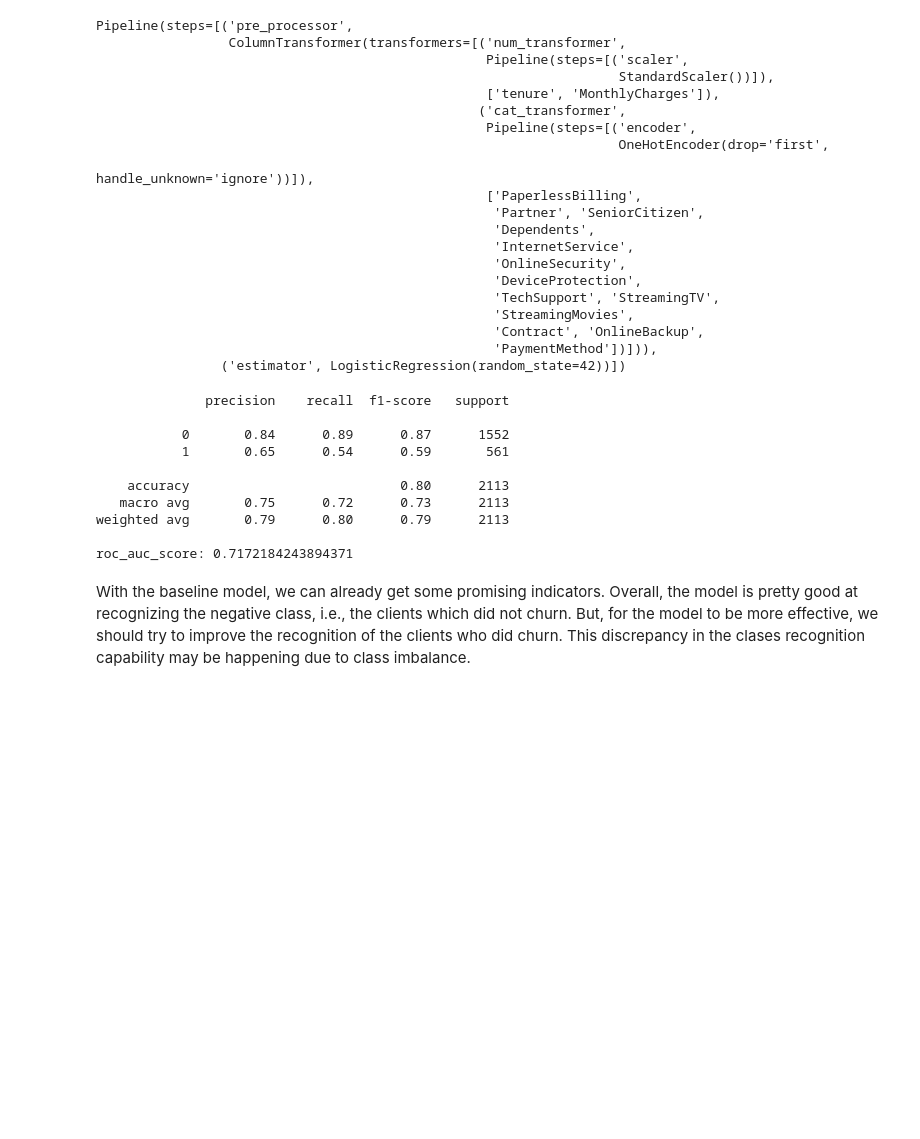
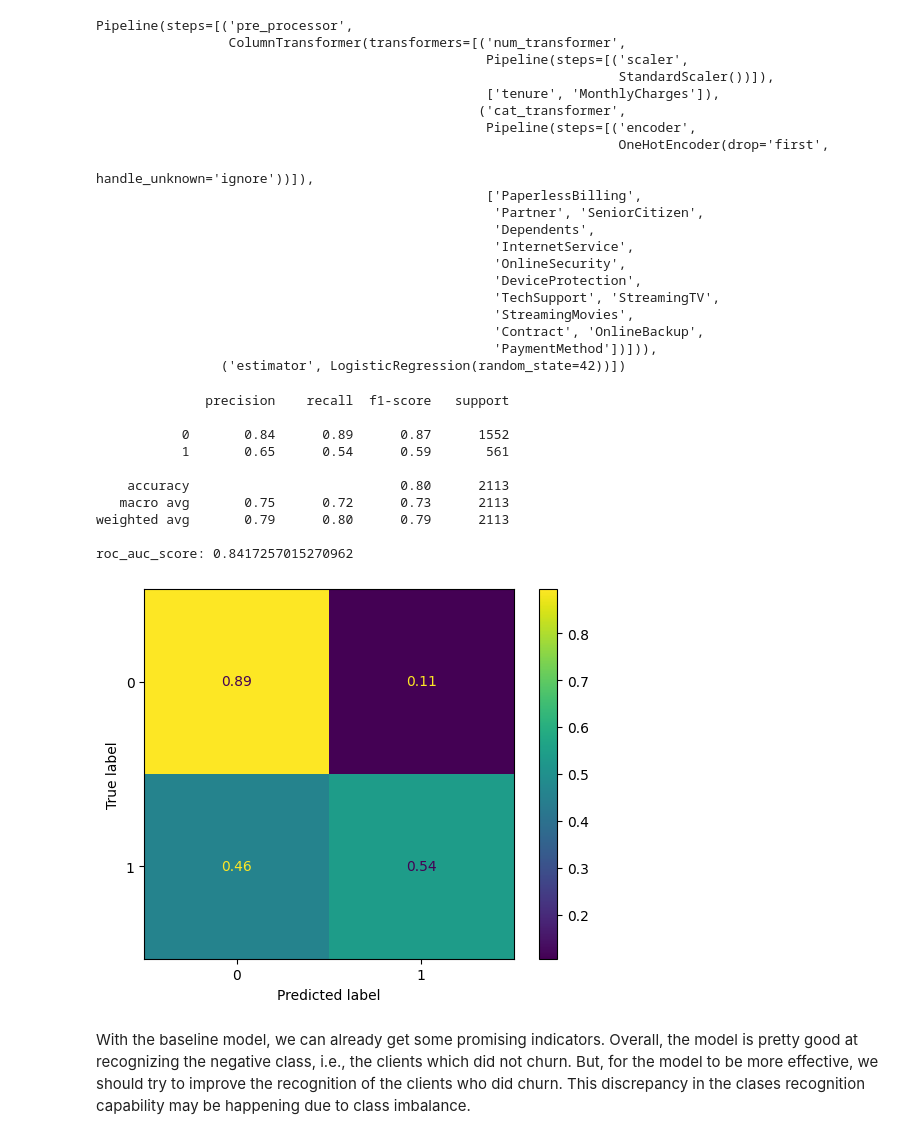
Before and after one commit to GuilhermeCLN/fraud-detection, a Jupyter notebook: churn_prediction.ipynb, the cells around one changed output. Saved outputs shown, nothing was run; the diff lists cells and outputs as text; code cells hidden in the pictures; blank space fills up the shorter version.

```diff
--- a/churn_prediction.ipynb
+++ b/churn_prediction.ipynb
@@ -400,18 +402,21 @@ base_logreg_pipe.fit(X_train,y_train)
 y_pred_base_logreg = base_logreg_pipe.predict(X_test)
 # %%
 print(classification_report(y_test, y_pred_base_logreg))
-print(f'roc_auc_score: {roc_auc_score(y_test,y_pred_base_logreg)}')
+auc_base_logreg = roc_auc_score(y_test, base_logreg_pipe.predict_proba(X_test)[:,1])
+print(f'roc_auc_score: {auc_base_logreg}')
+ConfusionMatrixDisplay(confusion_matrix(y_test, y_pred_base_logreg, normalize='true')).plot();
 # %% [output]
               precision    recall  f1-score   support
 
            0       0.84      0.89      0.87      1552
            1       0.65      0.54      0.59       561
 
     accuracy                           0.80      2113
    macro avg       0.75      0.72      0.73      2113
 weighted avg       0.79      0.80      0.79      2113
 
-roc_auc_score: 0.7172184243894371
+roc_auc_score: 0.8417257015270962
+[figure, added]
 # %% [markdown]
 With the baseline model, we can already get some promising indicators. Overall, the model is pretty good at recognizing the negative class, i.e., the clients which did not churn. But, for the model to be more effective, we should try to improve the recognition of the clients who did churn. This discrepancy in the clases recognition capability may be happening due to class imbalance.
 # %% [markdown]
```
Also changed, not shown: parts of 45 cells of this notebook.
